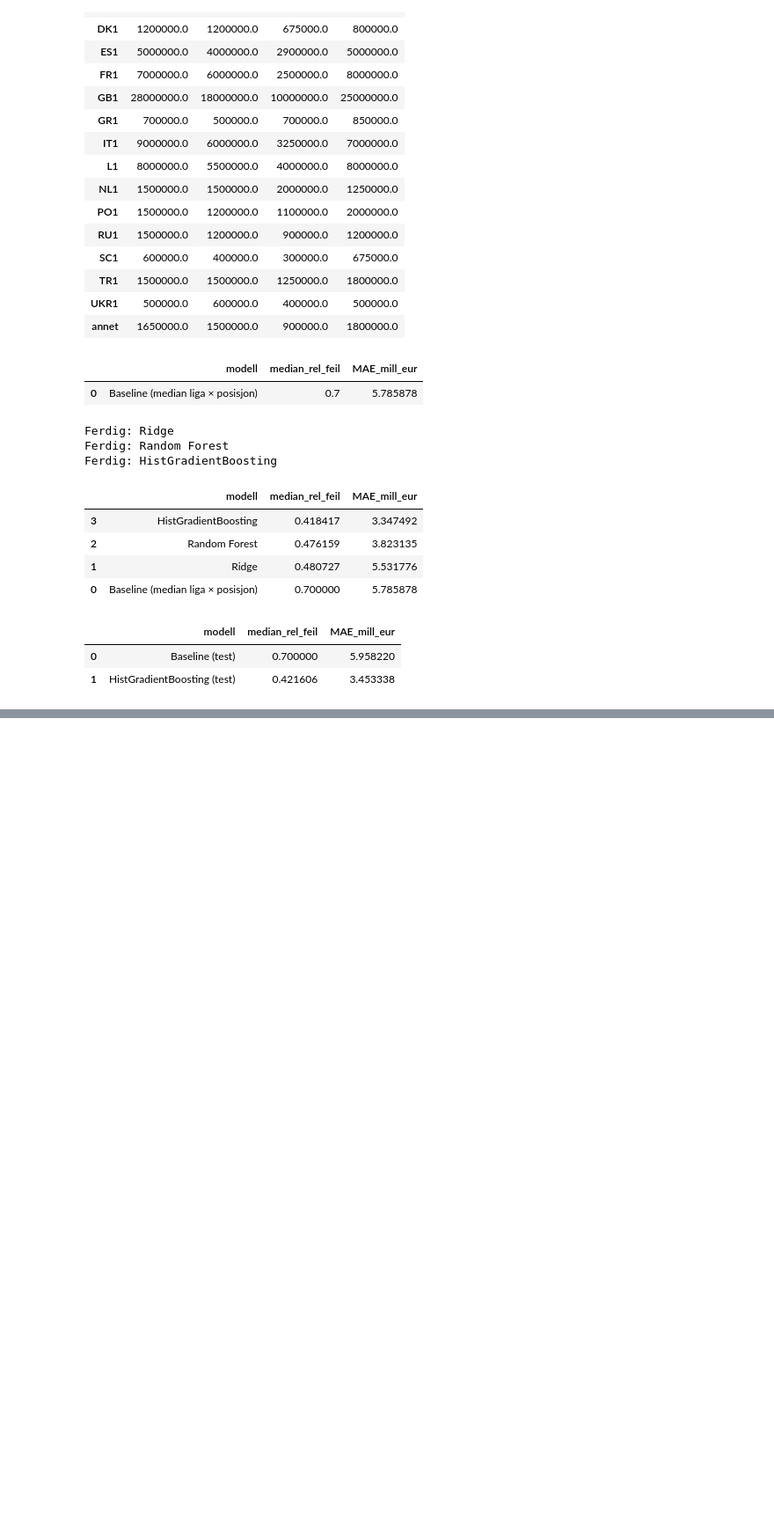
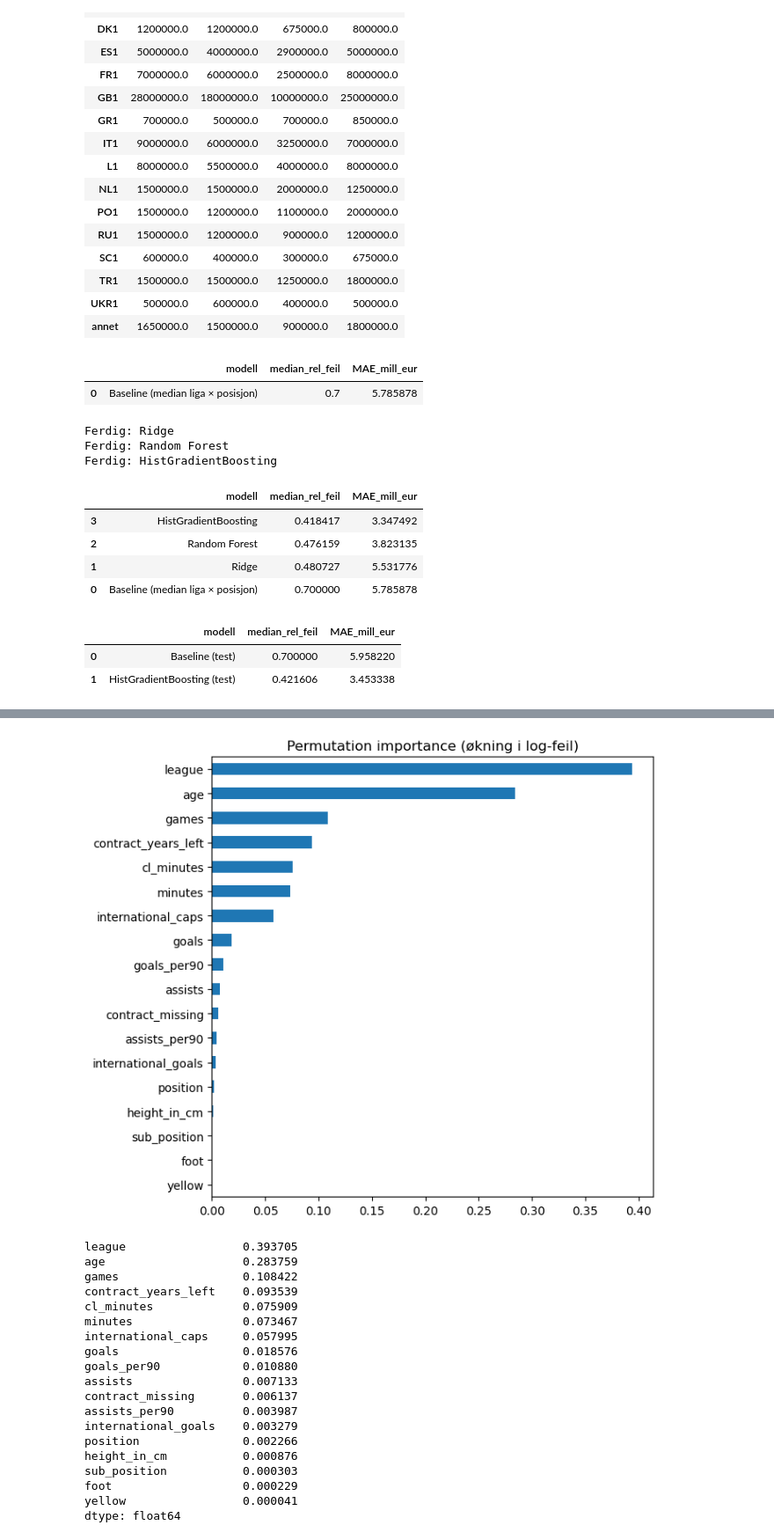
Before and after one commit to 798663/spillerverdi-estimator, a Jupyter notebook: modell.ipynb, the cells around one changed output, grey strips where cells are left out. Shown at 88% size. Drawn from its saved outputs; the diff is of its cells as text; code cells hidden in the pictures; blank space fills up the shorter version.

```diff
--- a/modell.ipynb
+++ b/modell.ipynb
@@ -126,0 +153,38 @@ test_resultat
+# %%
+from sklearn.inspection import permutation_importance
+from sklearn.metrics import make_scorer
+
+def neg_log_mae(y_true, y_pred):
+    return -np.mean(np.abs(np.log1p(y_pred) - np.log1p(y_true)))
+
+pi = permutation_importance(
+    beste, analyse[kategorier + numeriske], analyse[y],
+    scoring=make_scorer(neg_log_mae), n_repeats=10, random_state=42, n_jobs=-1,
+)
+
+viktighet = pd.Series(pi.importances_mean, index=kategorier + numeriske).sort_values()
+viktighet.plot.barh(figsize=(7, 6), title="Permutation importance (økning i log-feil)")
+plt.tight_layout()
+plt.show()
+viktighet.sort_values(ascending=False)
+# %% [output]
+[figure, added]
+league                 0.393705
+age                    0.283759
+games                  0.108422
+contract_years_left    0.093539
+cl_minutes             0.075909
+minutes                0.073467
+international_caps     0.057995
+goals                  0.018576
+goals_per90            0.010880
+assists                0.007133
+contract_missing       0.006137
+assists_per90          0.003987
+international_goals    0.003279
+position               0.002266
+height_in_cm           0.000876
+sub_position           0.000303
+foot                   0.000229
+yellow                 0.000041
+dtype: float64
```
Also changed, not shown: parts of 4 cells of this notebook.
